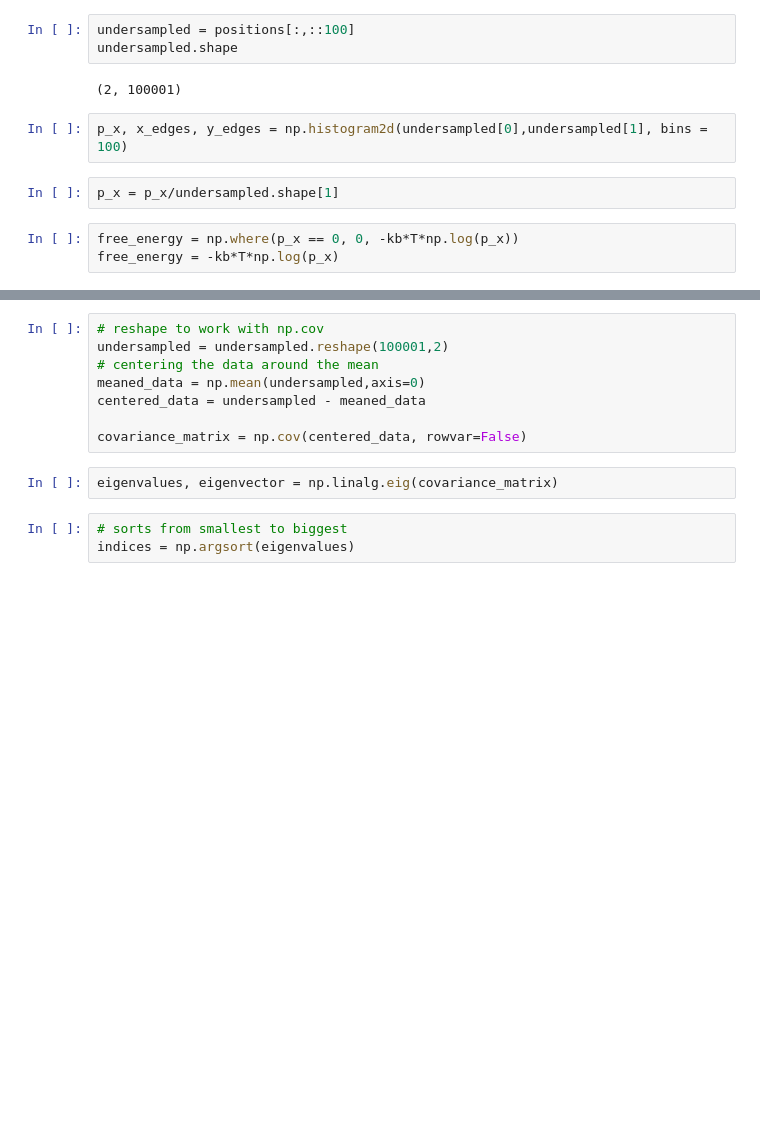
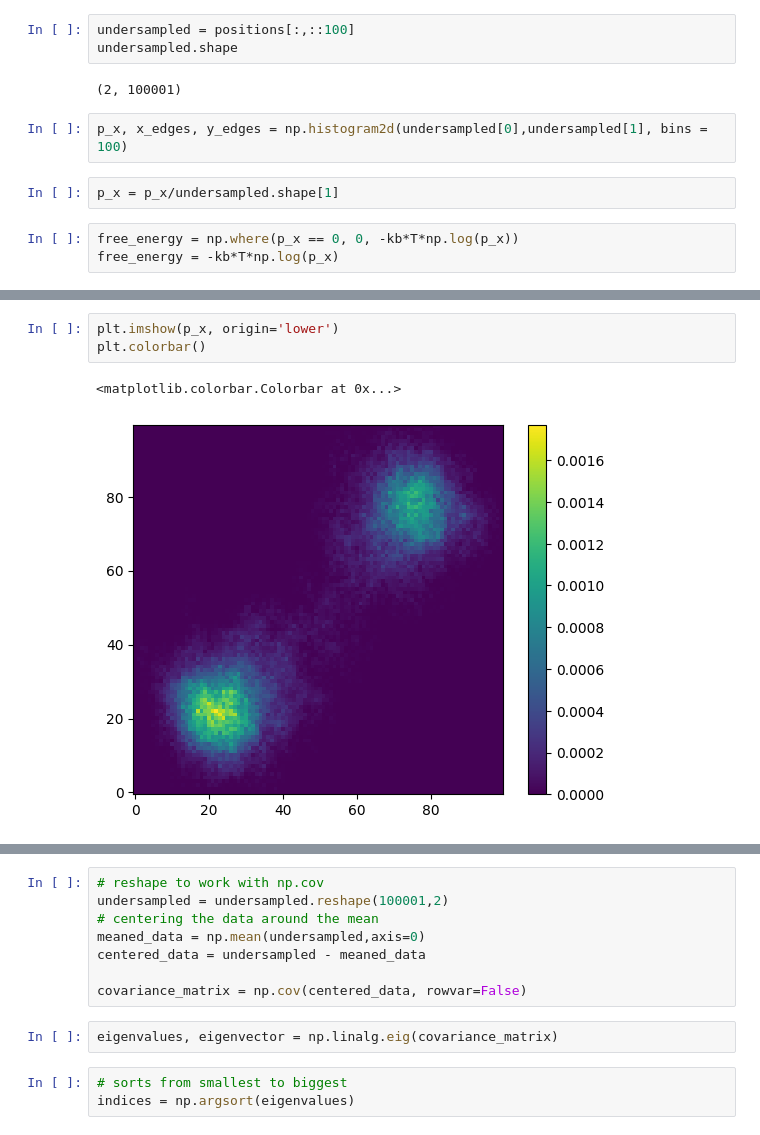
Before and after one commit to JONNeKK/ccs, a Jupyter notebook: week_9/week_9.ipynb, the cells around one changed output, grey strips where cells are left out. Drawn from its saved outputs; the diff is of its cells as text; blank space fills up the shorter version.

```diff
--- a/week_9/week_9.ipynb
+++ b/week_9/week_9.ipynb
@@ -92,3 +83,9 @@ free_energy = -kb*T*np.log(p_x)
+# %%
+plt.imshow(p_x, origin='lower')
+plt.colorbar()
+# %% [output]
+<matplotlib.colorbar.Colorbar at 0x...>
+[figure, added]
 # %%
 plt.imshow(free_energy, origin='lower')
 plt.colorbar()
```
Also changed, not shown: parts of 5 cells of this notebook, 1 other file.
